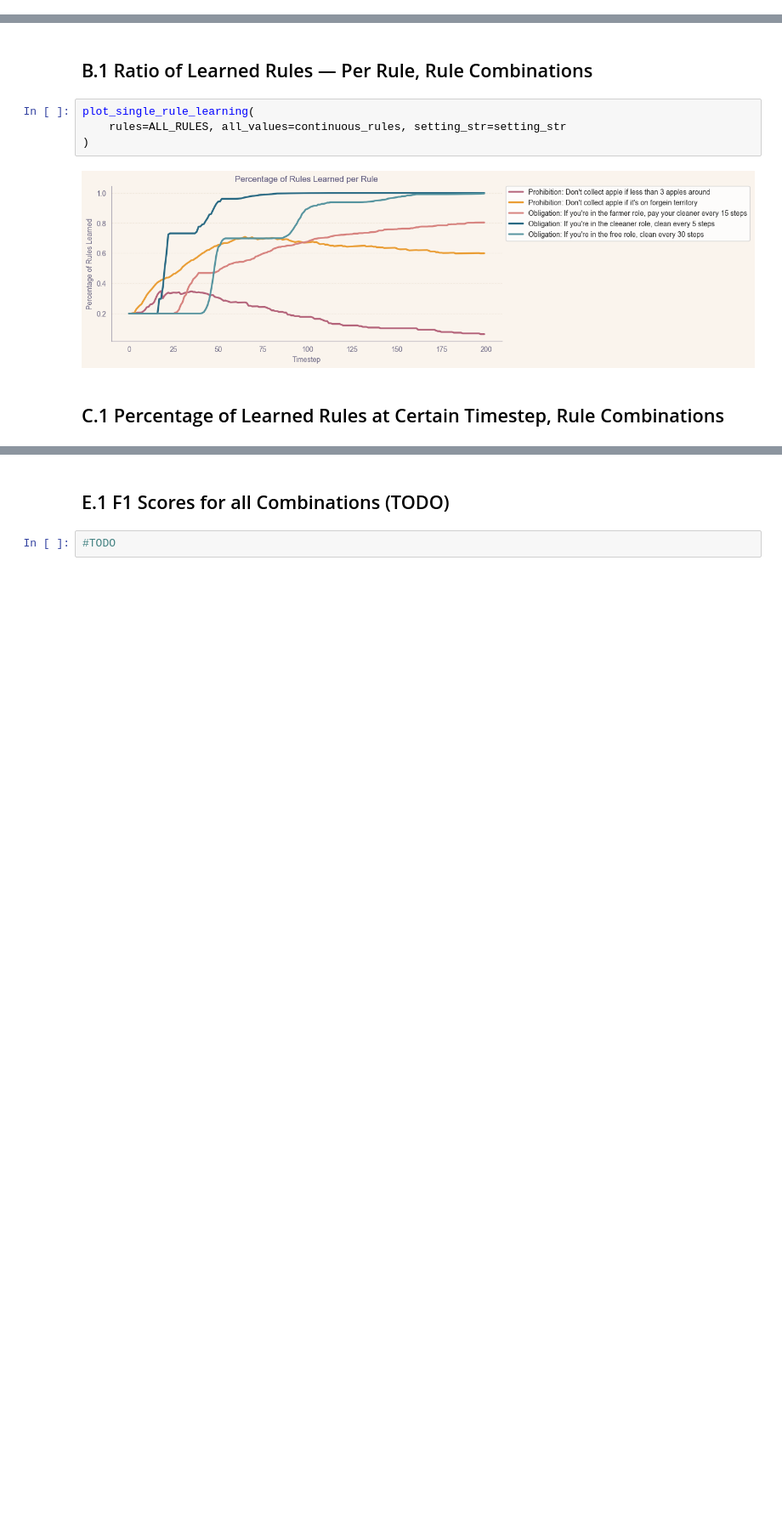
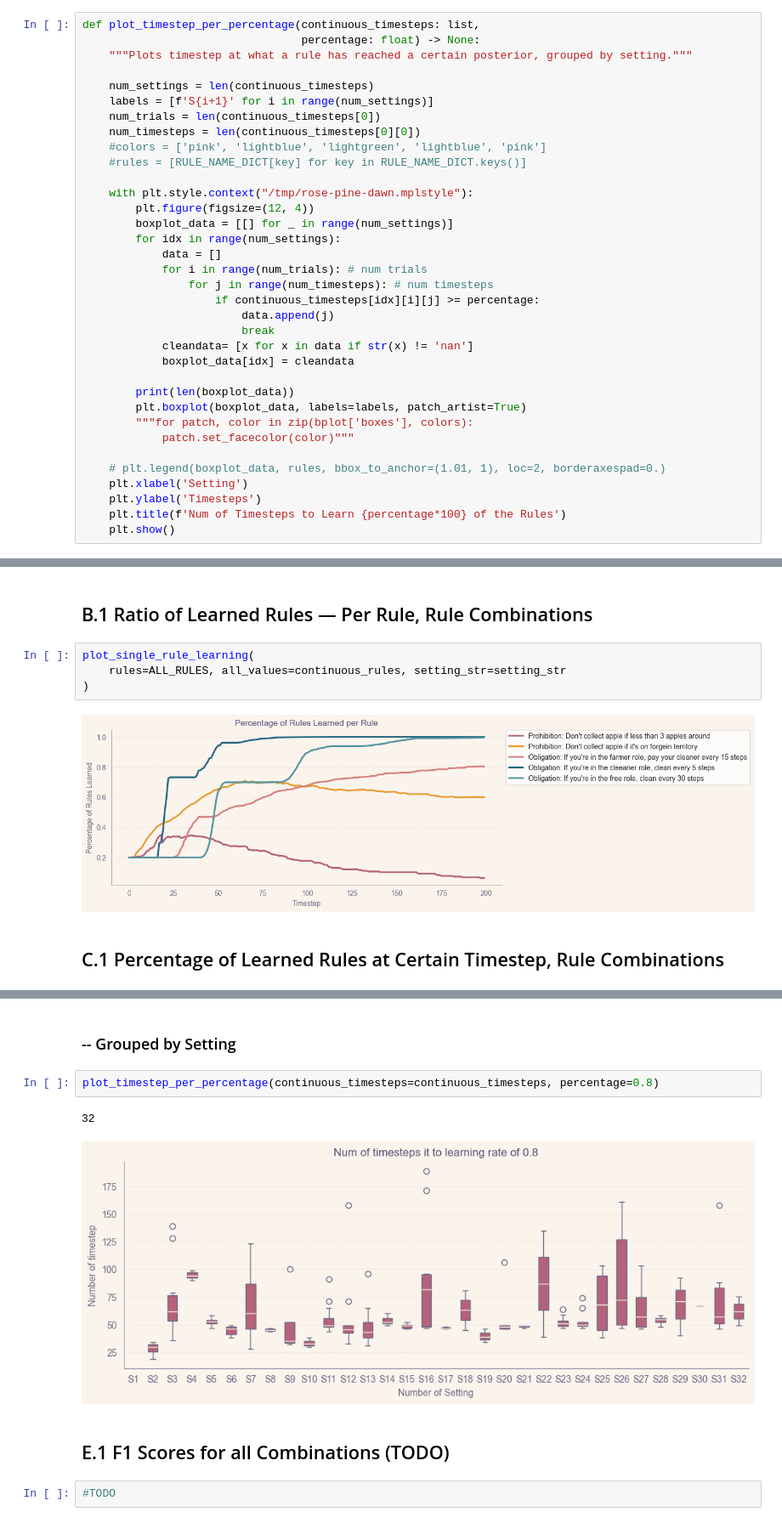
Before and after one commit to ninell-oldenburg/social-contracts, a Jupyter notebook: examples/eval_scripts/plots.ipynb, the cells around one changed output, grey strips where cells are left out. Shown at 85% size. Drawn from its saved outputs; the diff is of its cells as text; blank space fills up the shorter version.

```diff
--- a/examples/eval_scripts/plots.ipynb
+++ b/examples/eval_scripts/plots.ipynb
@@ -556,0 +516,35 @@ def plot_percentage_per_timestep(num_settings: int,
+# %%
+def plot_timestep_per_percentage(continuous_timesteps: list,
+                                 percentage: float) -> None:
+    """Plots timestep at what a rule has reached a certain posterior, grouped by setting."""
+
+    num_settings = len(continuous_timesteps)
+    labels = [f'S{i+1}' for i in range(num_settings)]
+    num_trials = len(continuous_timesteps[0])
+    num_timesteps = len(continuous_timesteps[0][0])
+    #colors = ['pink', 'lightblue', 'lightgreen', 'lightblue', 'pink']
+    #rules = [RULE_NAME_DICT[key] for key in RULE_NAME_DICT.keys()]
+
+    with plt.style.context("/tmp/rose-pine-dawn.mplstyle"):
+        plt.figure(figsize=(12, 4))
+        boxplot_data = [[] for _ in range(num_settings)]
+        for idx in range(num_settings):
+            data = []
+            for i in range(num_trials): # num trials
+                for j in range(num_timesteps): # num timesteps
+                    if continuous_timesteps[idx][i][j] >= percentage:
+                        data.append(j)
+                        break
+            cleandata= [x for x in data if str(x) != 'nan']
+            boxplot_data[idx] = cleandata
+
+        print(len(boxplot_data))
+        plt.boxplot(boxplot_data, labels=labels, patch_artist=True)
+        """for patch, color in zip(bplot['boxes'], colors):
+            patch.set_facecolor(color)"""
+
+    # plt.legend(boxplot_data, rules, bbox_to_anchor=(1.01, 1), loc=2, borderaxespad=0.)
+    plt.xlabel('Setting')
+    plt.ylabel('Timesteps')
+    plt.title(f'Num of Timesteps to Learn {percentage*100} of the Rules')
+    plt.show()
@@ -720,3 +802,10 @@ plot_rule_after_timestep_x(all_values=continuous_rules, timestep=50)
+# %% [markdown]
+### -- Grouped by Setting
+# %%
+plot_timestep_per_percentage(continuous_timesteps=continuous_timesteps, percentage=0.8)
+# %% [output]
+32
+[figure, added]
 # %% [markdown]
 ## E.1 F1 Scores for all Combinations (TODO)
 # %%
```
Also changed, not shown: parts of 25 cells of this notebook.
